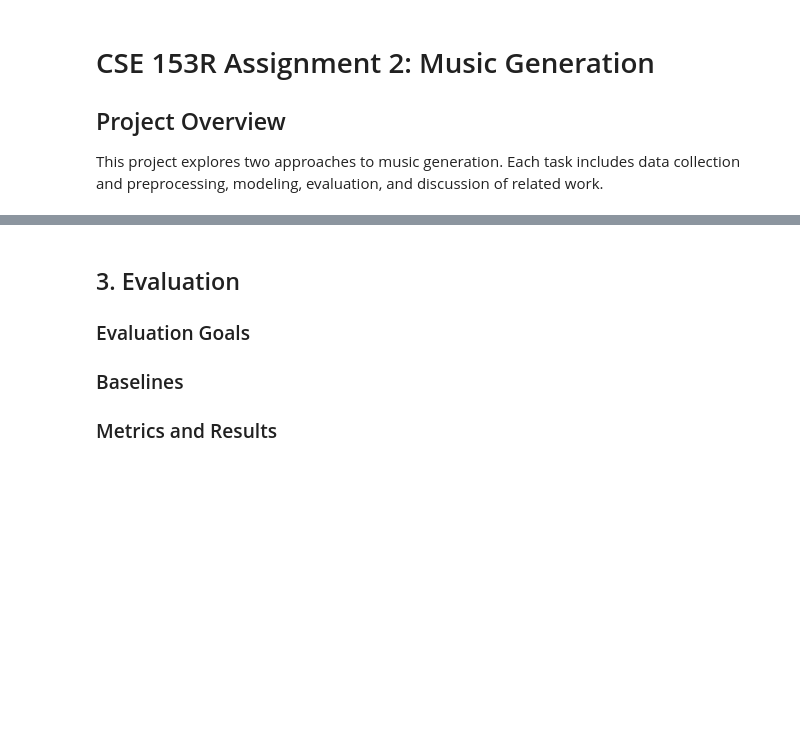
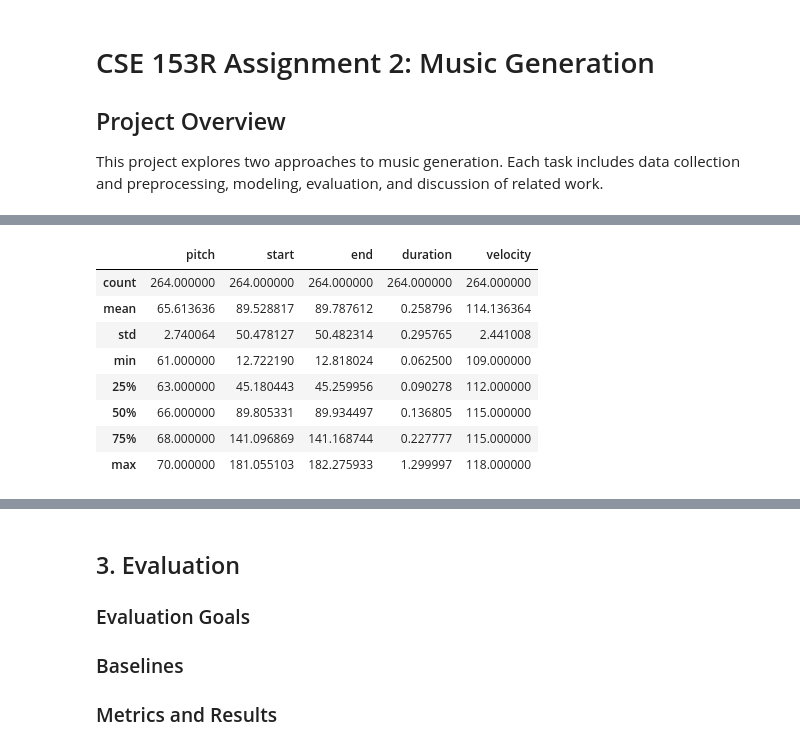
Before and after one commit to jay-cam/cse153r-assignment2, a Jupyter notebook: workbook.ipynb, the cells around one changed output, grey strips where cells are left out. Cells and saved outputs as stored; diff of their text form; code cells hidden in the pictures; blank space fills up the shorter version.

```diff
--- a/workbook.ipynb
+++ b/workbook.ipynb
@@ -16,0 +26,11 @@ This project explores two approaches to music generation. Each task includes dat
+# %%
+DATA_DIR = Path("data/POP909-Dataset-master/POP909")
+
+main_midi_files = sorted([
+    song_dir / f"{song_dir.name}.mid"
+    for song_dir in DATA_DIR.iterdir()
+    if song_dir.is_dir() and (song_dir / f"{song_dir.name}.mid").exists()
+])
+
+print("Number of main MIDI files:", len(main_midi_files))
+print("First MIDI file:", main_midi_files[0])
@@ -16,0 +54,19 @@ This project explores two approaches to music generation. Each task includes dat
+# %%
+# Extract notes from the MELODY track of the first MIDI file
+
+melody = midi.instruments[0]  # Track 0 is named MELODY
+
+notes = []
+
+for note in melody.notes:
+    notes.append({
+        "pitch": note.pitch,
+        "start": note.start,
+        "end": note.end,
+        "duration": note.end - note.start,
+        "velocity": note.velocity
+    })
+
+notes_df = pd.DataFrame(notes)
+
+notes_df.head()
@@ -16,0 +80,12 @@ This project explores two approaches to music generation. Each task includes dat
+# %%
+notes_df.describe()
+# %% [output]
+|  | pitch | start | end | duration | velocity |
+| count | 264.000000 | 264.000000 | 264.000000 | 264.000000 | 264.000000 |
+| mean | 65.613636 | 89.528817 | 89.787612 | 0.258796 | 114.136364 |
+| std | 2.740064 | 50.478127 | 50.482314 | 0.295765 | 2.441008 |
+| min | 61.000000 | 12.722190 | 12.818024 | 0.062500 | 109.000000 |
+| 25% | 63.000000 | 45.180443 | 45.259956 | 0.090278 | 112.000000 |
+| 50% | 66.000000 | 89.805331 | 89.934497 | 0.136805 | 115.000000 |
+| 75% | 68.000000 | 141.096869 | 141.168744 | 0.227777 | 115.000000 |
+| max | 70.000000 | 181.055103 | 182.275933 | 1.299997 | 118.000000 |
```
Also changed, not shown: parts of 31 cells of this notebook, 2 other files.
